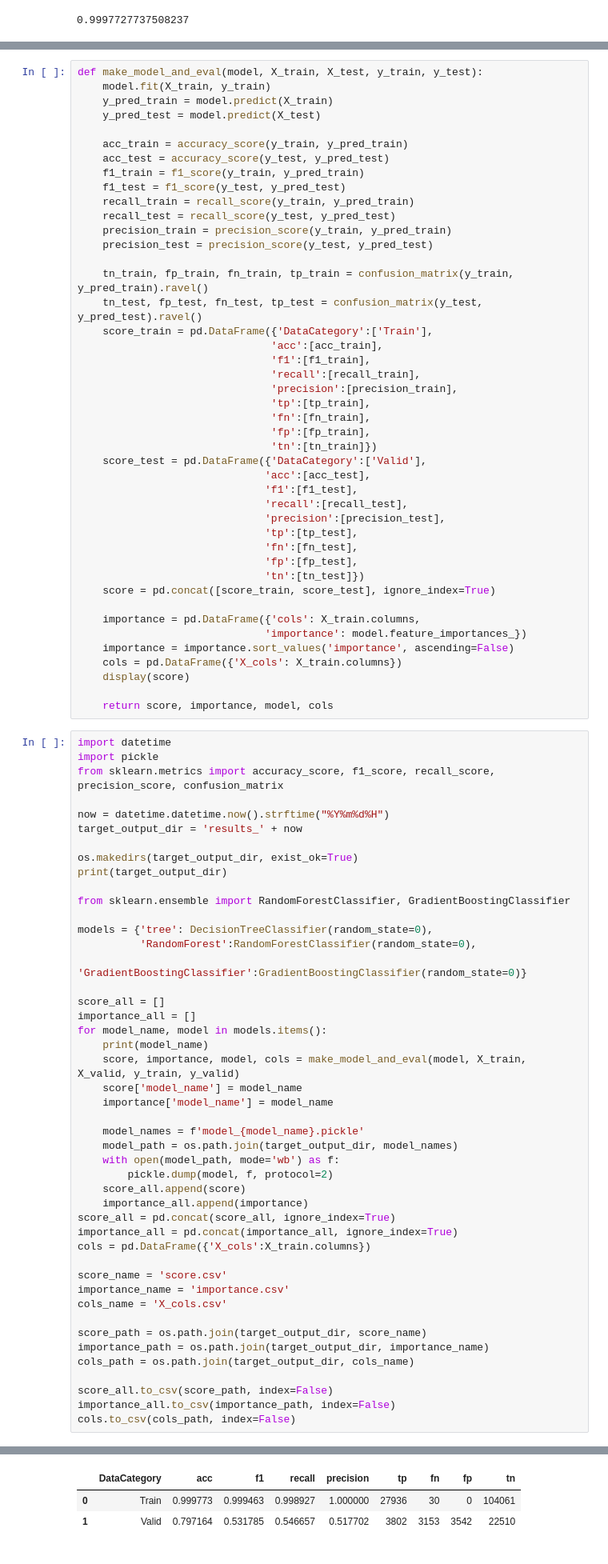
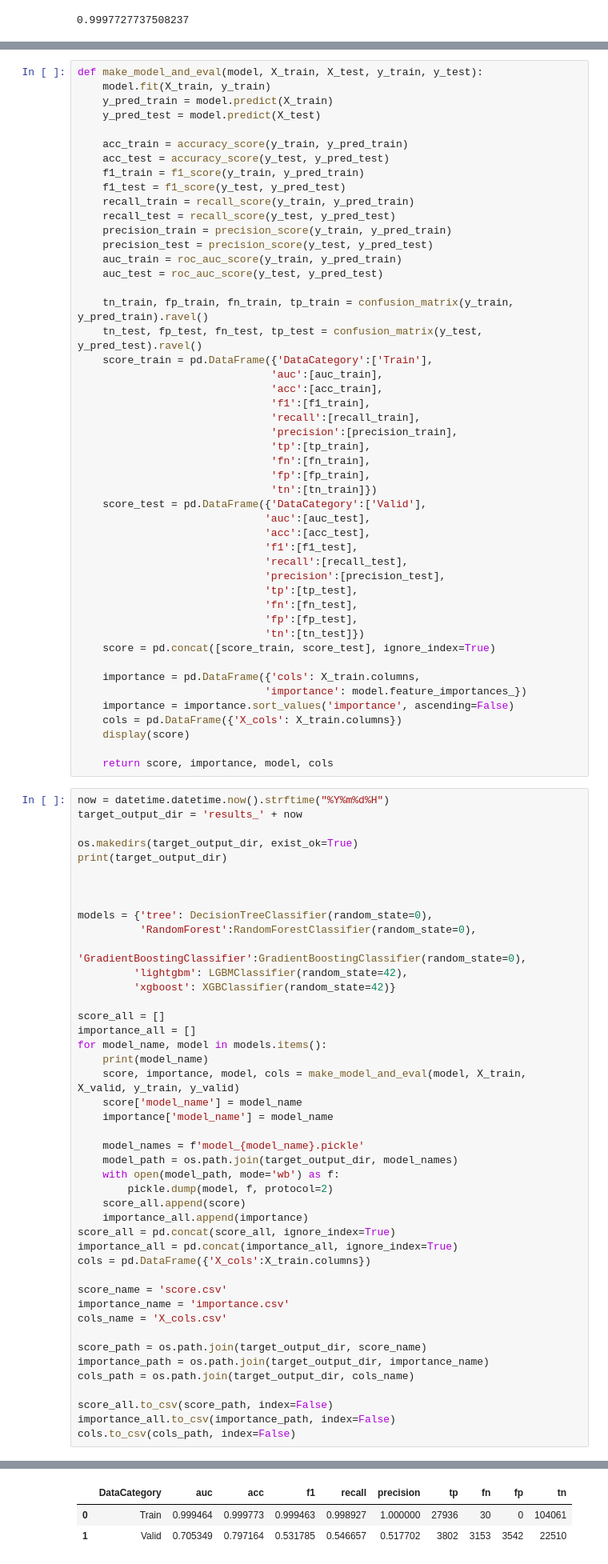
Before and after one commit to CheeseGue/DataScience, a Jupyter notebook: GithubWithKaggle/model-bank-0130-2.ipynb, the cells around one changed output, grey strips where cells are left out. Shown at 80% size. Cells and saved outputs as stored; diff of their text form.

```diff
--- a/GithubWithKaggle/model-bank-0130-2.ipynb
+++ b/GithubWithKaggle/model-bank-0130-2.ipynb
@@ -262,10 +269,13 @@ def make_model_and_eval(model, X_train, X_test, y_train, y_test):
     recall_test = recall_score(y_test, y_pred_test)
     precision_train = precision_score(y_train, y_pred_train)
     precision_test = precision_score(y_test, y_pred_test)
+    auc_train = roc_auc_score(y_train, y_pred_train)
+    auc_test = roc_auc_score(y_test, y_pred_test)
 
     tn_train, fp_train, fn_train, tp_train = confusion_matrix(y_train, y_pred_train).ravel()
     tn_test, fp_test, fn_test, tp_test = confusion_matrix(y_test, y_pred_test).ravel()
     score_train = pd.DataFrame({'DataCategory':['Train'],
+                               'auc':[auc_train],
                                'acc':[acc_train],
                                'f1':[f1_train],
                                'recall':[recall_train],
@@ -275,6 +285,7 @@ def make_model_and_eval(model, X_train, X_test, y_train, y_test):
                                'fp':[fp_train],
                                'tn':[tn_train]})
     score_test = pd.DataFrame({'DataCategory':['Valid'],
+                              'auc':[auc_test],
                               'acc':[acc_test],
                               'f1':[f1_test],
                               'recall':[recall_test],
@@ -293,21 +304,19 @@ def make_model_and_eval(model, X_train, X_test, y_train, y_test):
 
     return score, importance, model, cols
 # %%
-import datetime
-import pickle
-from sklearn.metrics import accuracy_score, f1_score, recall_score, precision_score, confusion_matrix
-
 now = datetime.datetime.now().strftime("%Y%m%d%H")
 target_output_dir = 'results_' + now
 
 os.makedirs(target_output_dir, exist_ok=True)
 print(target_output_dir)
 
-from sklearn.ensemble import RandomForestClassifier, GradientBoostingClassifier
+
 
 models = {'tree': DecisionTreeClassifier(random_state=0),
           'RandomForest':RandomForestClassifier(random_state=0),
-          'GradientBoostingClassifier':GradientBoostingClassifier(random_state=0)}
+          'GradientBoostingClassifier':GradientBoostingClassifier(random_state=0),
+         'lightgbm': LGBMClassifier(random_state=42),
+         'xgboost': XGBClassifier(random_state=42)}
 
 score_all = []
 importance_all = []
@@ -343,5 +352,5 @@ results_2024013009
 tree
-|  | DataCategory | acc | f1 | recall | precision | tp | fn | fp | tn |
-| 0 | Train | 0.999773 | 0.999463 | 0.998927 | 1.000000 | 27936 | 30 | 0 | 104061 |
-| 1 | Valid | 0.797164 | 0.531785 | 0.546657 | 0.517702 | 3802 | 3153 | 3542 | 22510 |
+|  | DataCategory | auc | acc | f1 | recall | precision | tp | fn | fp | tn |
+| 0 | Train | 0.999464 | 0.999773 | 0.999463 | 0.998927 | 1.000000 | 27936 | 30 | 0 | 104061 |
+| 1 | Valid | 0.705349 | 0.797164 | 0.531785 | 0.546657 | 0.517702 | 3802 | 3153 | 3542 | 22510 |
 RandomForest
```
Also changed, not shown: parts of 5 cells of this notebook.
